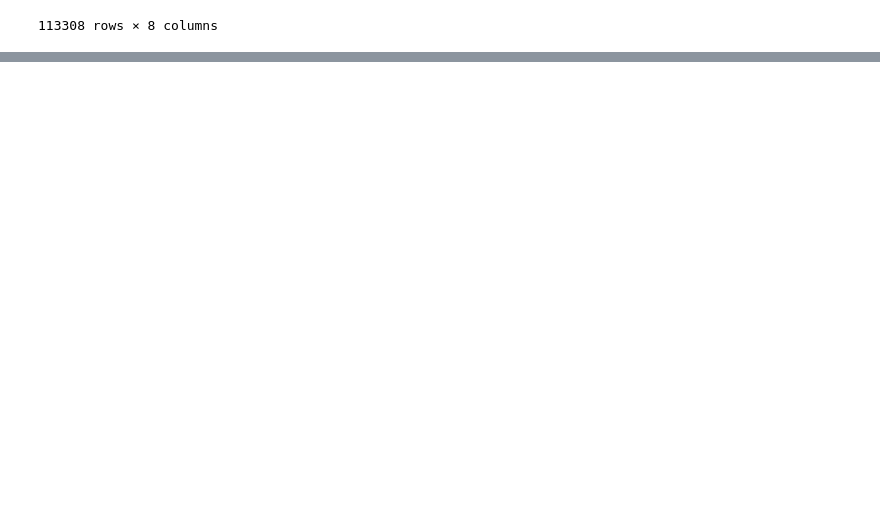
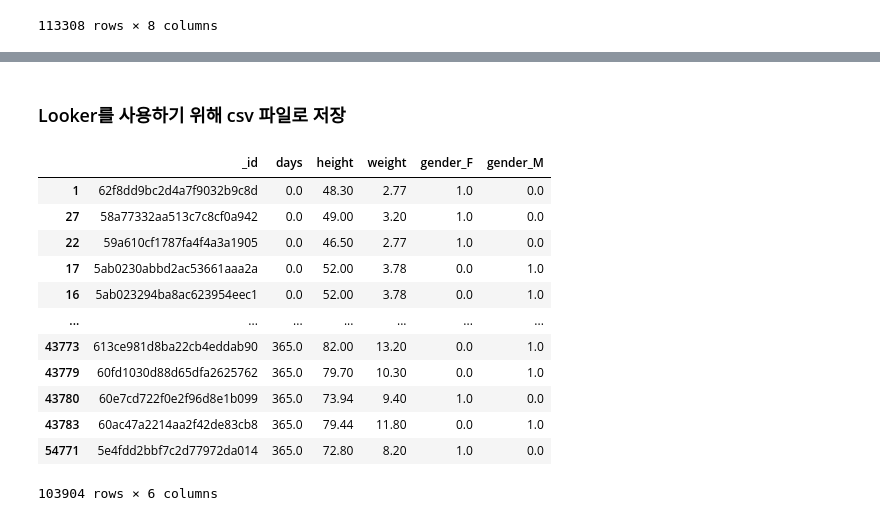
Before and after one commit to ChoKwonHwi/Capston_Project, a Jupyter notebook: babyinfo.ipynb, the cells around one changed output, grey strips where cells are left out. Cells and saved outputs as stored; diff of their text form; code cells hidden in the pictures; blank space fills up the shorter version.

```diff
--- a/babyinfo.ipynb
+++ b/babyinfo.ipynb
@@ -185,0 +349,21 @@ baby_growth_df
+# %% [markdown]
+### Looker를 사용하기 위해 csv 파일로 저장
+# %%
+baby_info_df = cleaned_df.copy()
+# %%
+baby_info_df.drop(['desc','__v','growth'], axis = 1, inplace=True)
+baby_info_df
+# %% [output]
+|  | _id | days | height | weight | gender_F | gender_M |
+| 1 | 62f8dd9bc2d4a7f9032b9c8d | 0.0 | 48.30 | 2.77 | 1.0 | 0.0 |
+| 27 | 58a77332aa513c7c8cf0a942 | 0.0 | 49.00 | 3.20 | 1.0 | 0.0 |
+| 22 | 59a610cf1787fa4f4a3a1905 | 0.0 | 46.50 | 2.77 | 1.0 | 0.0 |
+| 17 | 5ab0230abbd2ac53661aaa2a | 0.0 | 52.00 | 3.78 | 0.0 | 1.0 |
+| 16 | 5ab023294ba8ac623954eec1 | 0.0 | 52.00 | 3.78 | 0.0 | 1.0 |
+| ... | ... | ... | ... | ... | ... | ... |
+| 43773 | 613ce981d8ba22cb4eddab90 | 365.0 | 82.00 | 13.20 | 0.0 | 1.0 |
+| 43779 | 60fd1030d88d65dfa2625762 | 365.0 | 79.70 | 10.30 | 0.0 | 1.0 |
+| 43780 | 60e7cd722f0e2f96d8e1b099 | 365.0 | 73.94 | 9.40 | 1.0 | 0.0 |
+| 43783 | 60ac47a2214aa2f42de83cb8 | 365.0 | 79.44 | 11.80 | 0.0 | 1.0 |
+| 54771 | 5e4fdd2bbf7c2d77972da014 | 365.0 | 72.80 | 8.20 | 1.0 | 0.0 |
+103904 rows × 6 columns
```
Also changed, not shown: parts of 29 cells of this notebook.
